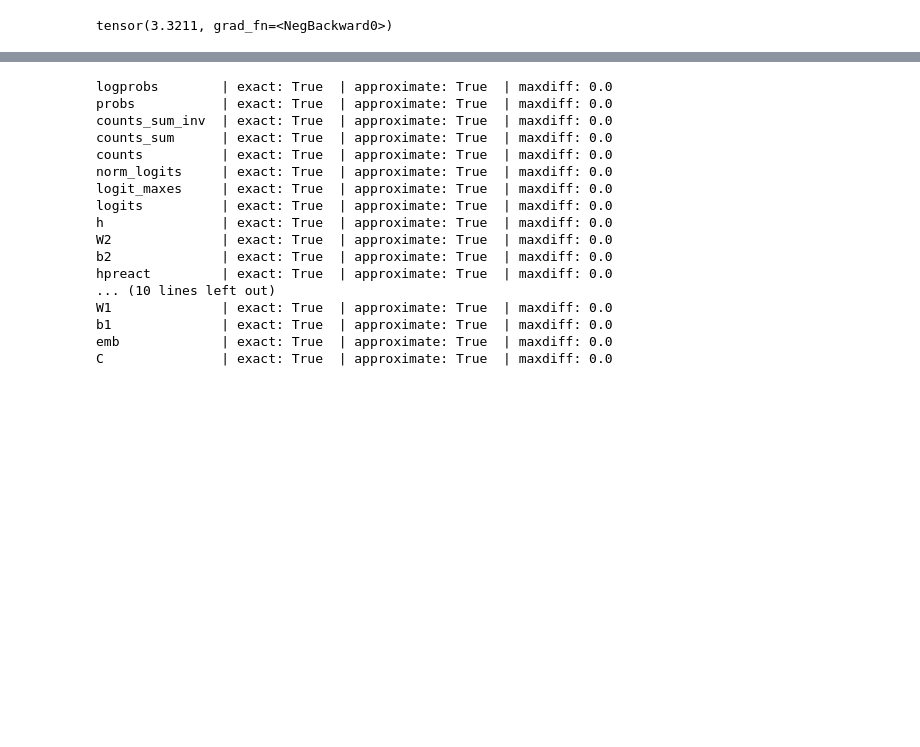
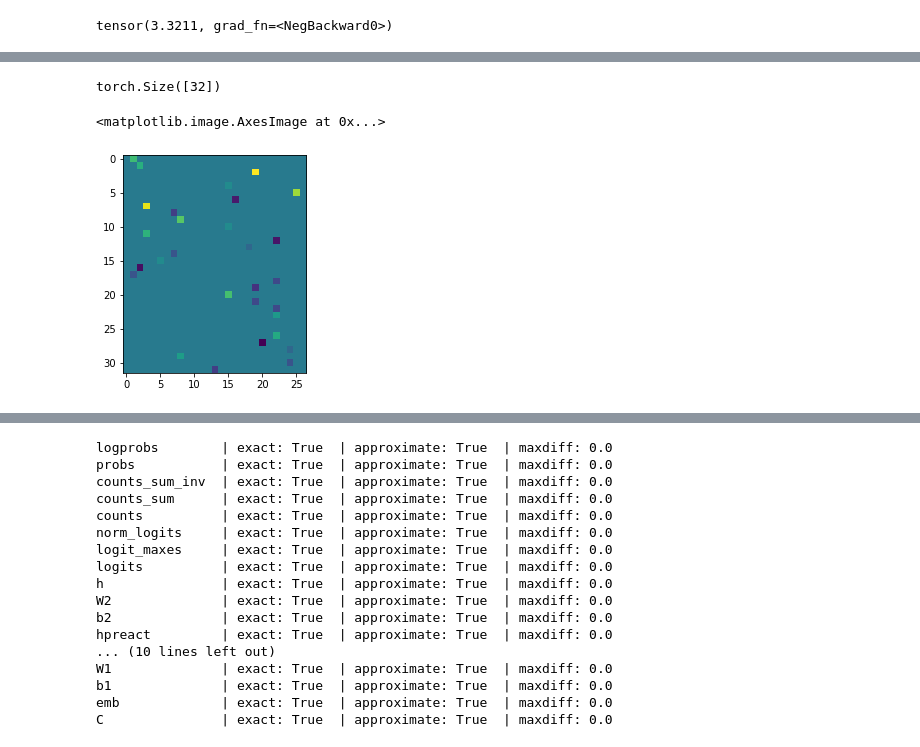
Before and after one commit to zanqi/play-makemore, a Jupyter notebook: makemore_part4_backprop.ipynb, the cells around one changed output, grey strips where cells are left out. Cells and saved outputs as stored; diff of their text form; code cells hidden in the pictures; blank space fills up the shorter version.

```diff
--- a/makemore_part4_backprop.ipynb
+++ b/makemore_part4_backprop.ipynb
@@ -164,0 +260,9 @@ counts_sum_inv  | exact: True  | approximate: True  | maxdiff: 0.0
+# %%
+logits.argmax(1).shape
+# %% [output]
+torch.Size([32])
+# %%
+plt.imshow(dlogits2.detach())
+# %% [output]
+<matplotlib.image.AxesImage at 0x...>
+[figure, added]
```
Also changed, not shown: parts of 5 cells of this notebook.
